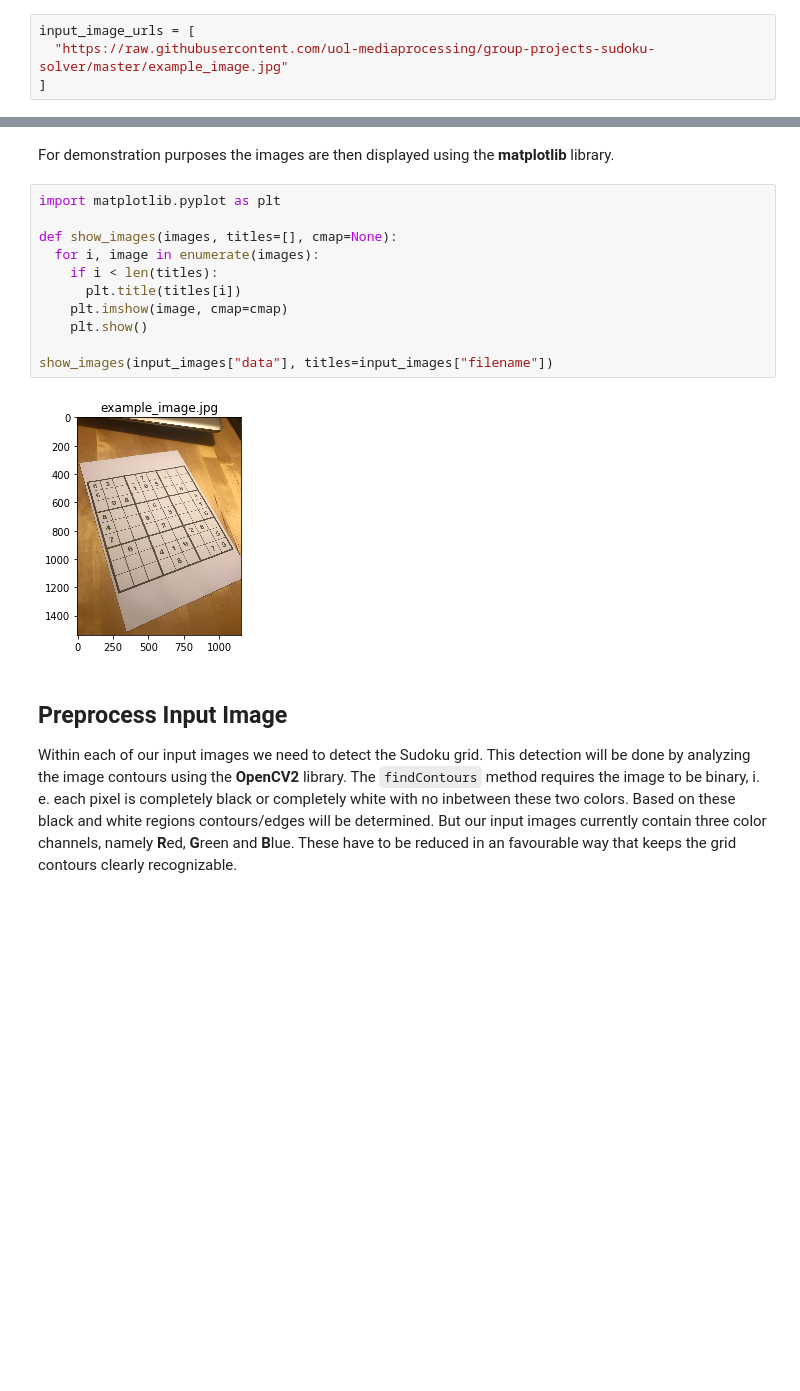
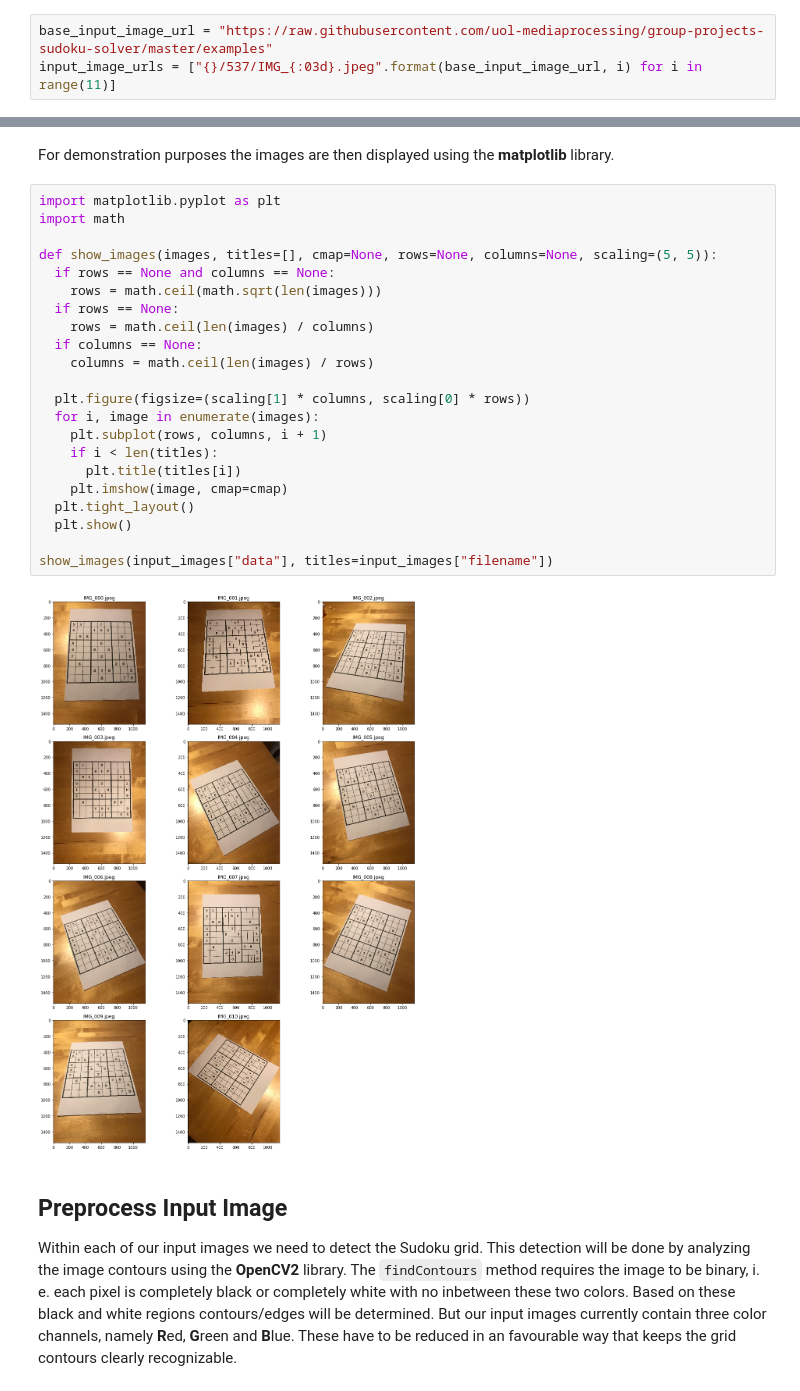
Before and after one commit to uol-mediaprocessing-201920/group-projects-sudoku-solver, a Jupyter notebook: main_sudoku.ipynb, the cells around one changed output, grey strips where cells are left out. Saved outputs shown, nothing was run; the diff lists cells and outputs as text; blank space fills up the shorter version.

Commit message:
Include other example images in notebook

```diff
--- a/main_sudoku.ipynb
+++ b/main_sudoku.ipynb
@@ -90,9 +90,8 @@ For the first part of this implementation, we will read a set of static images f
 # %% [markdown]
 The corresponding URLs are defined by the following array.
 # %%
-input_image_urls = [
-  "https://raw.githubusercontent.com/uol-mediaprocessing/group-projects-sudoku-solver/master/example_image.jpg"
-]
+base_input_image_url = "https://raw.githubusercontent.com/uol-mediaprocessing/group-projects-sudoku-solver/master/examples"
+input_image_urls = ["{}/537/IMG_{:03d}.jpeg".format(base_input_image_url, i) for i in range(11)]
 # %% [markdown]
 We use the **scikit-image** library to download the images specified by the above array.
 This library provides a method `io.imread` which reads images not only from local storage, but also from remote origins specified as URLs.
@@ -137,17 +146,28 @@ memory usage: 152.0+ bytes
 For demonstration purposes the images are then displayed using the **matplotlib** library.
 # %%
 import matplotlib.pyplot as plt
+import math
 
-def show_images(images, titles=[], cmap=None):
+def show_images(images, titles=[], cmap=None, rows=None, columns=None, scaling=(5, 5)):
+  if rows == None and columns == None:
+    rows = math.ceil(math.sqrt(len(images)))
+  if rows == None:
+    rows = math.ceil(len(images) / columns)
+  if columns == None:
+    columns = math.ceil(len(images) / rows)
+
+  plt.figure(figsize=(scaling[1] * columns, scaling[0] * rows))
   for i, image in enumerate(images):
+    plt.subplot(rows, columns, i + 1)
     if i < len(titles):
       plt.title(titles[i])
     plt.imshow(image, cmap=cmap)
-    plt.show()
+  plt.tight_layout()
+  plt.show()
 
 show_images(input_images["data"], titles=input_images["filename"])
 # %% [output]
-[figure, old version]
+[figure, new version]
 # %% [markdown]
 ## Preprocess Input Image
 Within each of our input images we need to detect the Sudoku grid.
```
Also changed, not shown: parts of 9 cells of this notebook.
